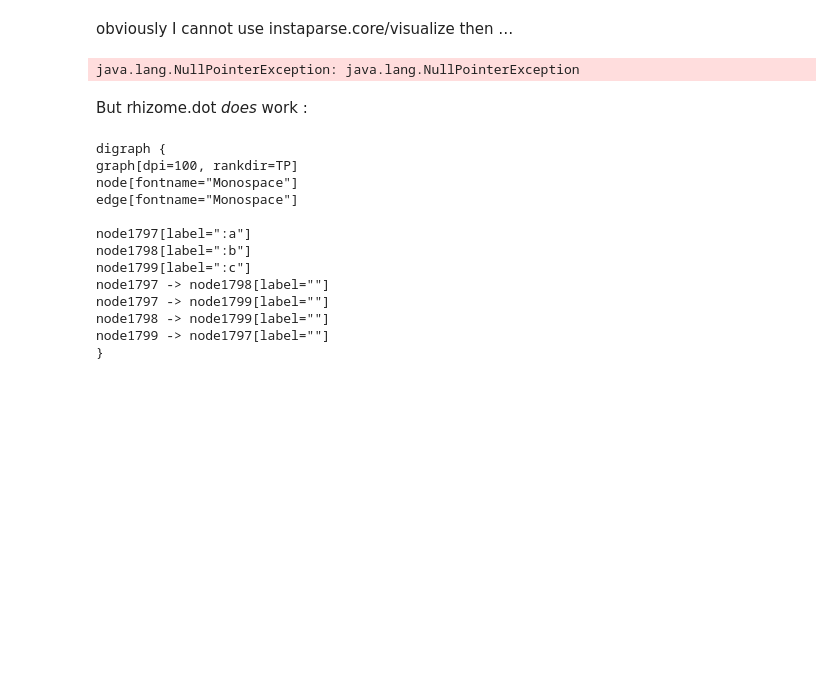
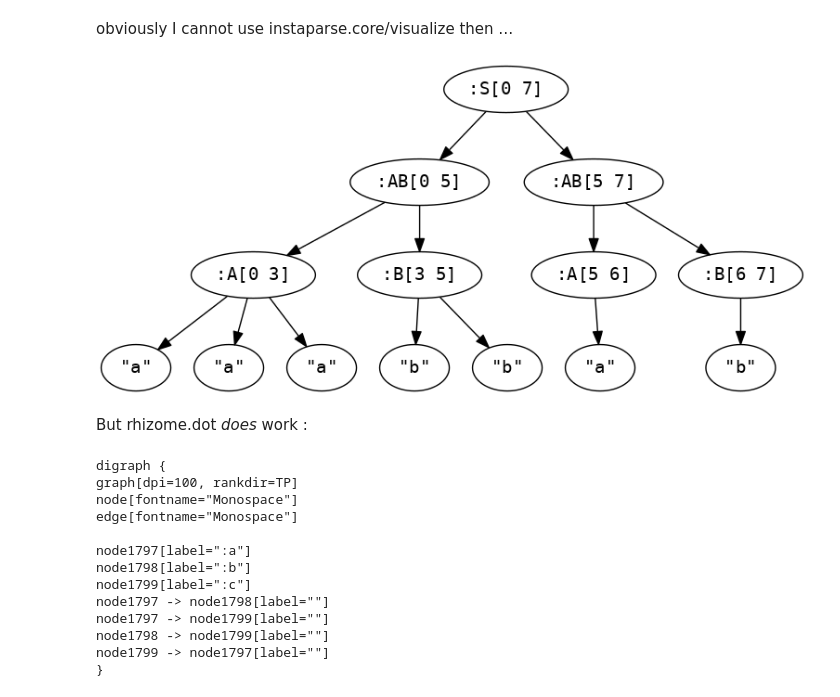
Before and after one commit to bhugueney/binder-test, a Jupyter notebook: Clojure.ipynb, the cells around one changed output. Cells and saved outputs as stored; diff of their text form; code cells hidden in the pictures; blank space fills up the shorter version.

```diff
--- a/Clojure.ipynb
+++ b/Clojure.ipynb
@@ -49,9 +49,9 @@ java.lang.Exception:  namespace 'rhizome.viz' not found
 # %% [markdown]
 obviously I cannot use instaparse.core/visualize then …
 # %%
-(instaparse.core/visualize (as-and-bs "aaabbab") :output-file "vizexample1.png" :options {:dpi 63} )
+(instaparse.core/visualize (as-and-bs "aaabbab") :output-file :buffered-image )
 # %% [output]
-java.lang.NullPointerException: java.lang.NullPointerException
+[figure, added]
 # %% [markdown]
 But rhizome.dot *does* work :
 # %%
```
Also changed, not shown: parts of 2 cells of this notebook.
